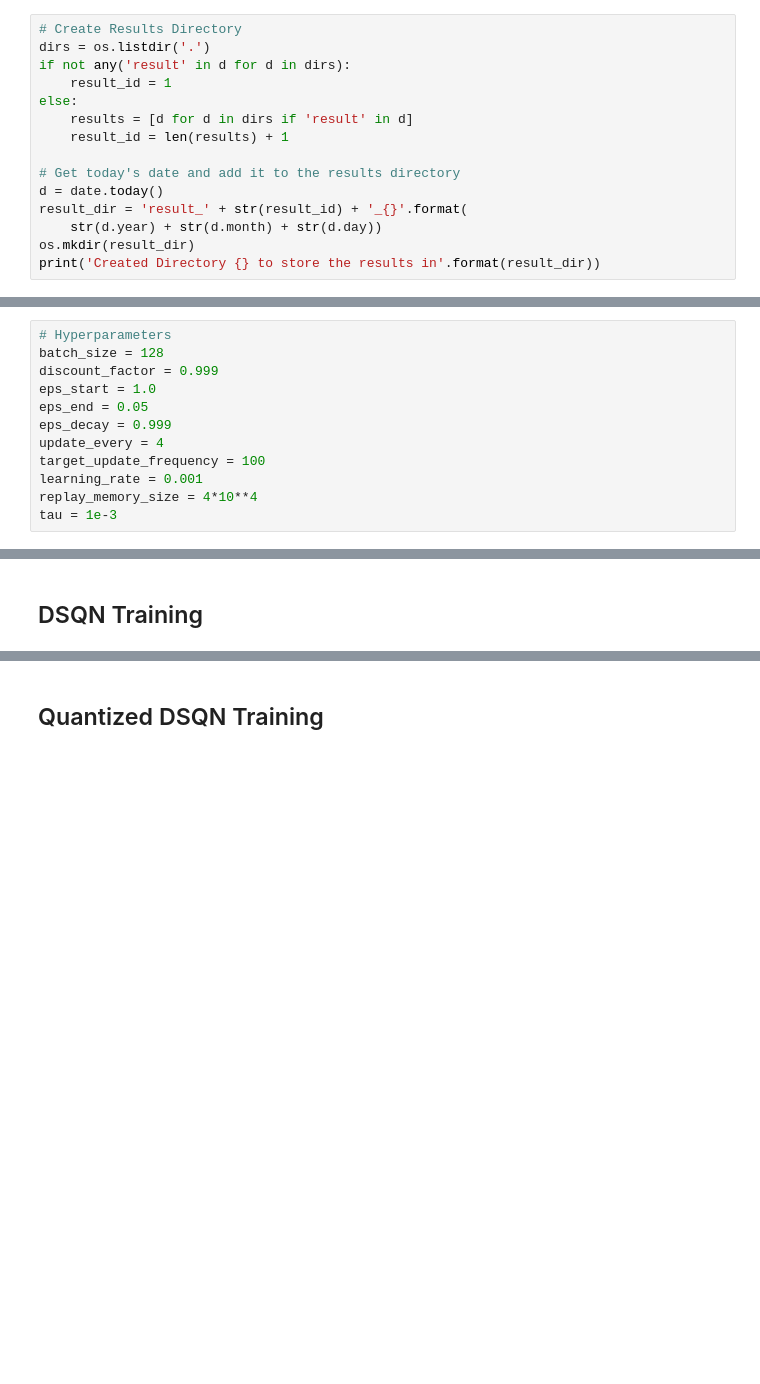
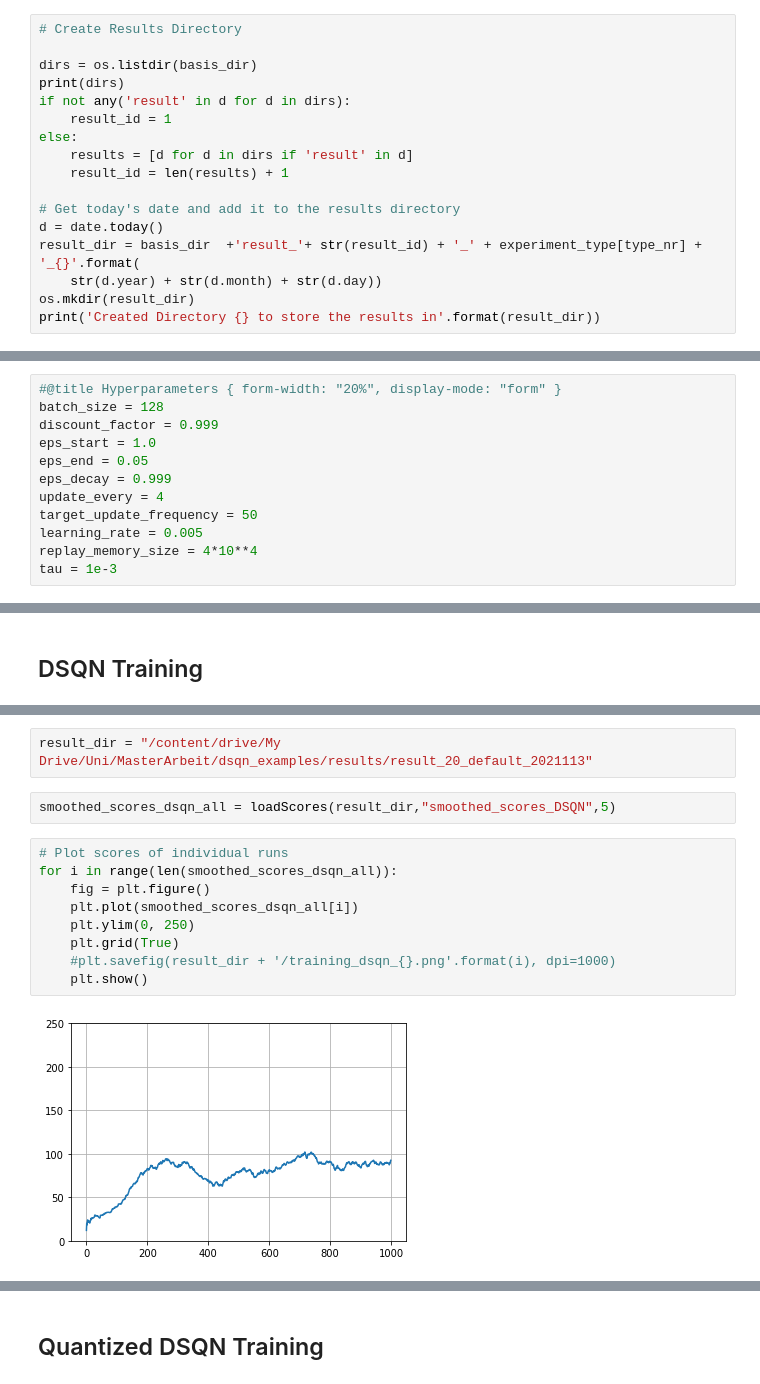
Before and after one commit to mensahd/dsqn_openaigym, a Jupyter notebook: DQN-Cartpole/training_q_learning.ipynb, the cells around one changed output, grey strips where cells are left out. Cells and saved outputs as stored; diff of their text form; blank space fills up the shorter version.

```diff
--- a/DQN-Cartpole/training_q_learning.ipynb
+++ b/DQN-Cartpole/training_q_learning.ipynb
@@ -28,7 +68,9 @@ num_episodes = 1000
 device = torch.device("cuda:0" if torch.cuda.is_available() else "cpu")
 # %%
 # Create Results Directory
-dirs = os.listdir('.')
+
+dirs = os.listdir(basis_dir)
+print(dirs)
 if not any('result' in d for d in dirs):
     result_id = 1
 else:
@@ -37,7 +79,7 @@ else:
 
 # Get today's date and add it to the results directory
 d = date.today()
-result_dir = 'result_' + str(result_id) + '_{}'.format(
+result_dir = basis_dir  +'result_'+ str(result_id) + '_' + experiment_type[type_nr] + '_{}'.format(
     str(d.year) + str(d.month) + str(d.day))
 os.mkdir(result_dir)
 print('Created Directory {} to store the results in'.format(result_dir))
@@ -46,13 +92,13 @@ Created Directory result_2_20211018 to store the results in
 # %%
-# Hyperparameters
+#@title Hyperparameters { form-width: "20%", display-mode: "form" }
 batch_size = 128
 discount_factor = 0.999
 eps_start = 1.0
 eps_end = 0.05
 eps_decay = 0.999
 update_every = 4
-target_update_frequency = 100
-learning_rate = 0.001
+target_update_frequency = 50
+learning_rate = 0.005
 replay_memory_size = 4*10**4
 tau = 1e-3
 # %%
@@ -195,0 +360,15 @@ Episode 778     Average Score: 49.41     Epsilon: 0.05
+# %%
+result_dir = "/content/drive/My Drive/Uni/MasterArbeit/dsqn_examples/results/result_20_default_2021113"
+# %%
+smoothed_scores_dsqn_all = loadScores(result_dir,"smoothed_scores_DSQN",5)
+# %%
+# Plot scores of individual runs
+for i in range(len(smoothed_scores_dsqn_all)):
+    fig = plt.figure()
+    plt.plot(smoothed_scores_dsqn_all[i])
+    plt.ylim(0, 250)
+    plt.grid(True)
+    #plt.savefig(result_dir + '/training_dsqn_{}.png'.format(i), dpi=1000)
+    plt.show()
+# %% [output]
+[figure, added]
```
Also changed, not shown: parts of 43 cells of this notebook, 2 other files.
